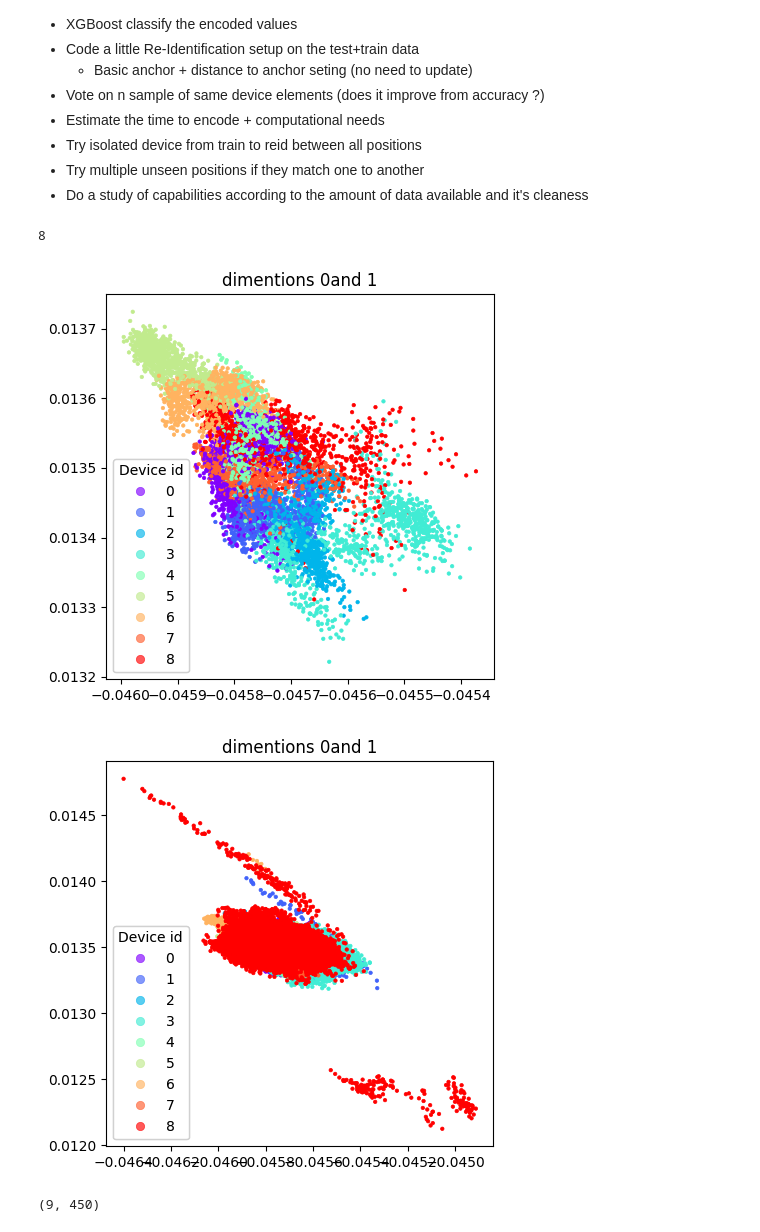
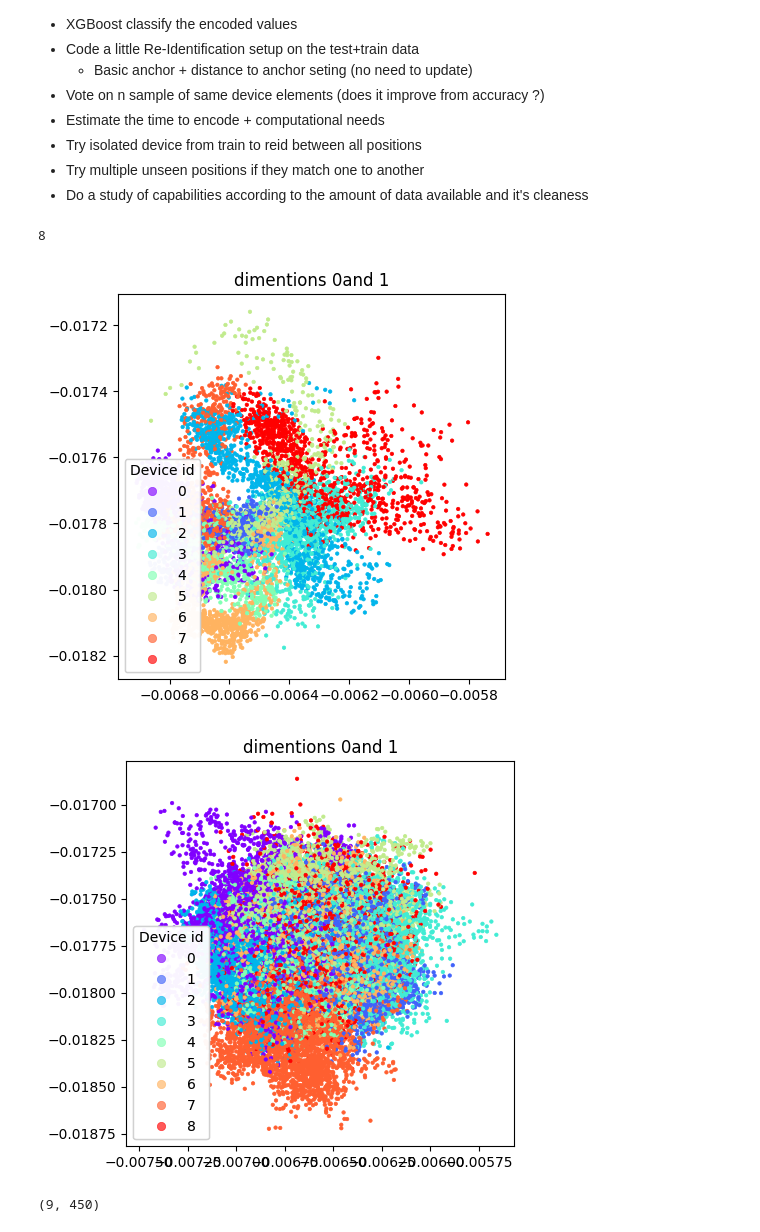
Before and after one commit to Thibaud-Ardoin/UWB-fingerprint, a Jupyter notebook: src/model_explorer.ipynb, the cells around one changed output. Saved outputs shown, nothing was run; the diff lists cells and outputs as text; code cells hidden in the pictures.

```diff
--- a/src/model_explorer.ipynb
+++ b/src/model_explorer.ipynb
@@ -47,7 +47,7 @@ print(num_classes, num_positions)
 dg = DataGatherer()
 trainDataloader, valDataloader = dg.spliting_data()
 # %%
-model = torch.load("../data/model2_1500.pth")
+model = torch.load("../data/model_noiseMore_2250.pth")
 # %%
 encoded_train, labels_train = encode_data(model, trainDataloader)
 encoded_test, labels_test = encode_data(model, valDataloader)
@@ -85,14 +85,16 @@ def scatter_plot(X, Y):
 # %%
 print(max(labels_test))
 scatter_plot(np.array(encoded_test), np.array(labels_test))
 plt.show()
 
-scatter_plot(np.array(encoded_train), np.array(labels_train))
+r = np.random.choice(len(encoded_train), size=len(encoded_train)//10, replace=False)
+
+scatter_plot(np.array(encoded_train)[r], np.array(labels_train)[r])
 plt.show()
 # %% [output]
 8
-[figure, old version]
+[figure, new version]
-[figure, old version]
+[figure, new version]
 # %%
 # For each class, gather the centroid from train data as an anchor
 centroids = []
```
Also changed, not shown: parts of 10 cells of this notebook, 3 other files.
